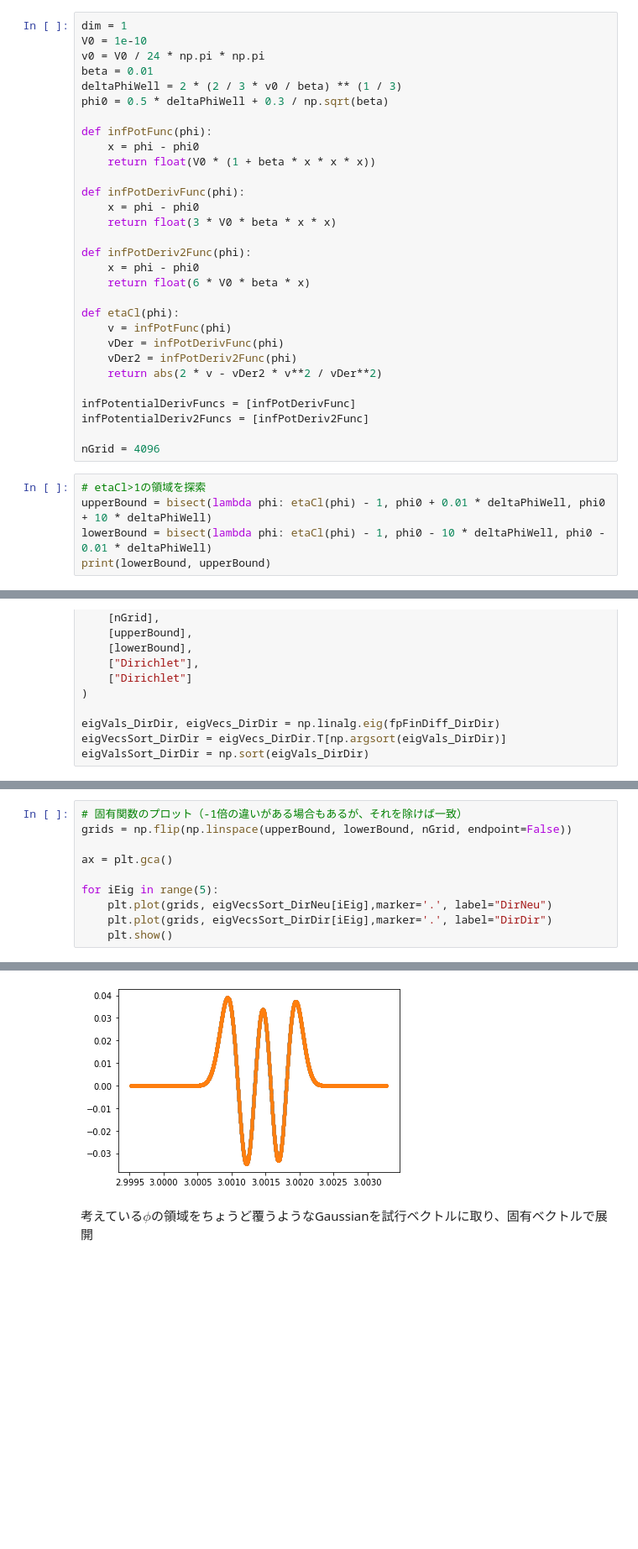
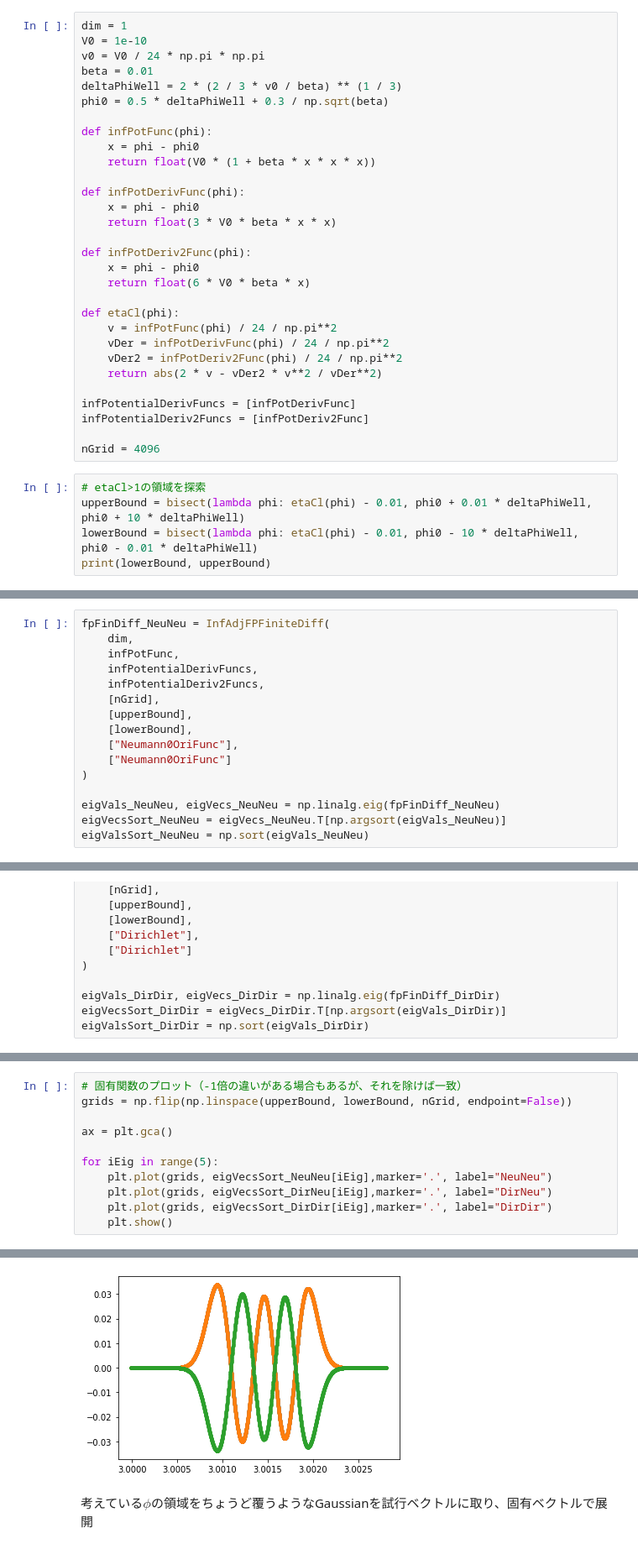
Before and after one commit to Koichi-Miyamoto/StochasticInflationDiffOpEigen, a Jupyter notebook: Inflection1D_V0=1e-10_well近傍だけLinearGrid_NeumannOriFunc.ipynb, the cells around one changed output, grey strips where cells are left out. Shown at 84% size. Drawn from its saved outputs; the diff is of its cells as text; blank space fills up the shorter version.

```diff
--- a/Inflection1D_V0=1e-10_well近傍だけLinearGrid_NeumannOriFunc.ipynb
+++ b/Inflection1D_V0=1e-10_well近傍だけLinearGrid_NeumannOriFunc.ipynb
@@ -24,9 +24,9 @@ def infPotDeriv2Func(phi):
     return float(6 * V0 * beta * x)
 
 def etaCl(phi):
-    v = infPotFunc(phi)
-    vDer = infPotDerivFunc(phi)
-    vDer2 = infPotDeriv2Func(phi)
+    v = infPotFunc(phi) / 24 / np.pi**2
+    vDer = infPotDerivFunc(phi) / 24 / np.pi**2
+    vDer2 = infPotDeriv2Func(phi) / 24 / np.pi**2
     return abs(2 * v - vDer2 * v**2 / vDer**2)
 
 infPotentialDerivFuncs = [infPotDerivFunc]
@@ -35,7 +35,7 @@ infPotentialDeriv2Funcs = [infPotDeriv2Func]
 nGrid = 4096
 # %%
 # etaCl>1の領域を探索
-upperBound = bisect(lambda phi: etaCl(phi) - 1, phi0 + 0.01 * deltaPhiWell, phi0 + 10 * deltaPhiWell)
-lowerBound = bisect(lambda phi: etaCl(phi) - 1, phi0 - 10 * deltaPhiWell, phi0 - 0.01 * deltaPhiWell)
+upperBound = bisect(lambda phi: etaCl(phi) - 0.01, phi0 + 0.01 * deltaPhiWell, phi0 + 10 * deltaPhiWell)
+lowerBound = bisect(lambda phi: etaCl(phi) - 0.01, phi0 - 10 * deltaPhiWell, phi0 - 0.01 * deltaPhiWell)
 print(lowerBound, upperBound)
 # %% [output]
@@ -43,3 +43,19 @@ print(lowerBound, upperBound)
+# %%
+fpFinDiff_NeuNeu = InfAdjFPFiniteDiff(
+    dim,
+    infPotFunc,
+    infPotentialDerivFuncs,
+    infPotentialDeriv2Funcs,
+    [nGrid],
+    [upperBound],
+    [lowerBound],
+    ["Neumann0OriFunc"],
+    ["Neumann0OriFunc"]
+)
+
+eigVals_NeuNeu, eigVecs_NeuNeu = np.linalg.eig(fpFinDiff_NeuNeu)
+eigVecsSort_NeuNeu = eigVecs_NeuNeu.T[np.argsort(eigVals_NeuNeu)]
+eigValsSort_NeuNeu = np.sort(eigVals_NeuNeu)
 # %%
 fpFinDiff_DirNeu = InfAdjFPFiniteDiff(
     dim,
@@ -144,6 +129,7 @@ grids = np.flip(np.linspace(upperBound, lowerBound, nGrid, endpoint=False))
 ax = plt.gca()
 
 for iEig in range(5):
+    plt.plot(grids, eigVecsSort_NeuNeu[iEig],marker='.', label="NeuNeu")
     plt.plot(grids, eigVecsSort_DirNeu[iEig],marker='.', label="DirNeu")
     plt.plot(grids, eigVecsSort_DirDir[iEig],marker='.', label="DirDir")
     plt.show()
@@ -155,4 +141,4 @@ for iEig in range(5):
-[figure, old version]
+[figure, new version]
 # %% [markdown]
 考えている$\phi$の領域をちょうど覆うようなGaussianを試行ベクトルに取り、固有ベクトルで展開
 # %%
```
Also changed, not shown: parts of 11 cells of this notebook, 1 other file.
